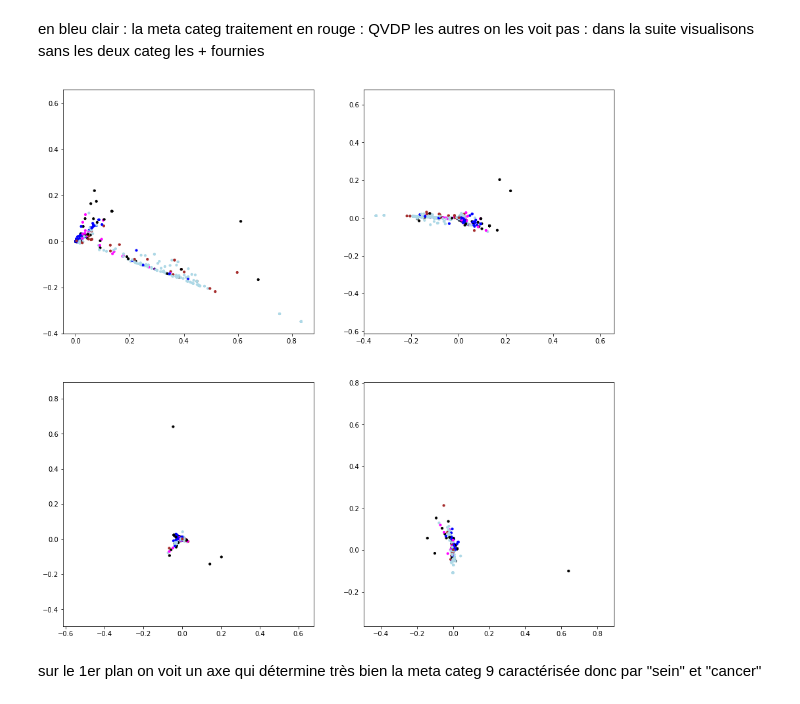
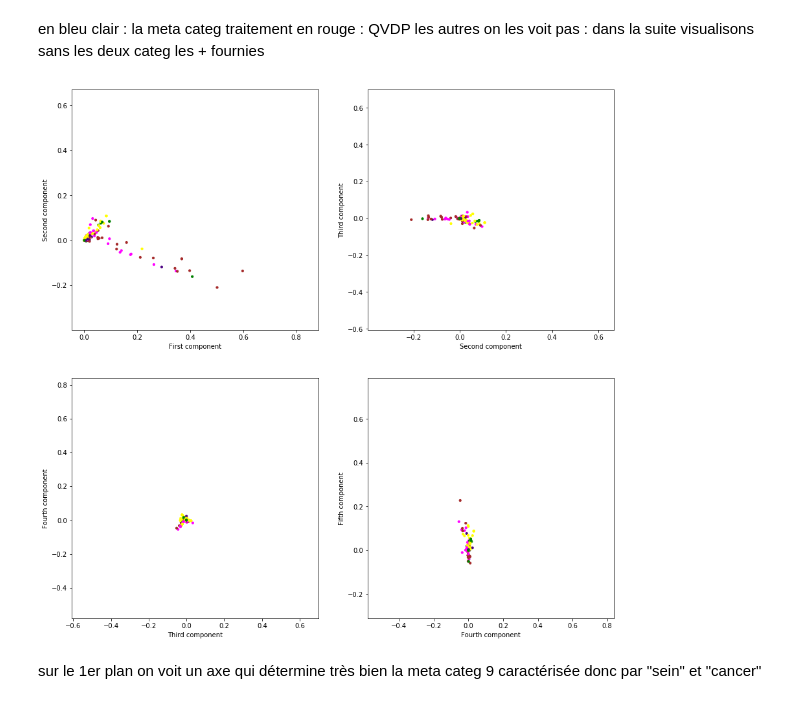
Before and after one commit to emmaboucheron/chatbot, a Jupyter notebook: MetaCat.ipynb, the cells around one changed output. Drawn from its saved outputs; the diff is of its cells as text; code cells hidden in the pictures.

```diff
--- a/MetaCat.ipynb
+++ b/MetaCat.ipynb
@@ -40,7 +40,7 @@ import matplotlib.pyplot as plt
 Définition du répertoir de travail, des noms des différents fichiers utilisés et des variables globales.
 # %%
 # Répertoire de travail
-DATA_DIR = "C:\Users\emma\Documents\ecole\insa\projet chabot\INSA_wefight_data_clean.csv"
+DATA_DIR = "/home/bouchero/Documents/projet/INSA_wefight_data_clean.csv"
 
 # Nom des fichiers
 training_reduit_path = DATA_DIR
@@ -98,7 +98,7 @@ import nltk # Nettoyage des données
 ## Depuis NLTK
 nltk_stopwords = nltk.corpus.stopwords.words('french')
 ## Depuis Un fichier externe.
-lucene_stopwords = [unicode(w, "utf-8") for w in open("C:\Users\emma\Documents\ecole\insa\projet chabot\lucene_stopwords.txt").read().split(",")] #En local
+lucene_stopwords = [unicode(w, "utf-8") for w in open("/home/bouchero/Documents/projet/lucene_stopwords.txt").read().split(",")] #En local
 
 ## Union des deux fichiers de stopwords
 stopwords = list(set(nltk_stopwords).union(set(lucene_stopwords)))
@@ -535,8 +517,8 @@ color_seq = [] #liste de couleurs
 for k in range(int(np.shape(meta_df['Question'])[0])):
     if meta[k] == 1.0 : color_seq.append("black")
     elif meta[k] == 2.0: color_seq.append("red")
-    elif meta[k] == 3.0: color_seq.append("green")
-    elif meta[k] == 4.0: color_seq.append("yellow")
+    elif meta[k] == 11.0: color_seq.append("green")
+    elif meta[k] == 10.0: color_seq.append("yellow")
     elif meta[k] == 5.0: color_seq.append("fuchsia")
     elif meta[k] == 6.0: color_seq.append("aqua")
     elif meta[k] == 7.0: color_seq.append("brown")
@@ -610,36 +607,41 @@ color_seq= [] #liste de couleurs
 
 #on associe à chaque individu une couleur en fonction de sa classe
 for k in range(int(np.shape(meta_df['Question'])[0])):
-    if meta[k] == 1.0 : color_seq.append("black")
+    if meta[k] == 1.0 : color_seq.append("None")
     elif meta[k] == 2.0: color_seq.append("None")
-    elif meta[k] == 3.0: color_seq.append("green")
-    elif meta[k] == 4.0: color_seq.append("yellow")
+    elif meta[k] == 11.0: color_seq.append("green")
+    elif meta[k] == 10.0: color_seq.append("yellow")
     elif meta[k] == 5.0: color_seq.append("fuchsia")
     elif meta[k] == 6.0: color_seq.append("None")
     elif meta[k] == 7.0: color_seq.append("brown")
     elif meta[k] == 8.0: color_seq.append("indigo")
-    elif meta[k] == 9.0: color_seq.append("lightblue")
-    else : color_seq.append("blue")
+    elif meta[k] == 9.0: color_seq.append("None")
+    else : color_seq.append("None")
 # %%
 fig = plt.figure(figsize=(15,15))
 # premier plan factoriel
 ax = fig.add_subplot(2,2,1)
 ax.scatter(C[:,0], C[:,1], s=10,c = color_seq)
-
+plt.xlabel("First component")
+plt.ylabel("Second component")
 # deuxieme plan factoriel
 ax = fig.add_subplot(2,2,2)
 ax.scatter(C[:,1], C[:,2], s=10,c = color_seq)
-
+plt.xlabel("Second component")
+plt.ylabel("Third component")
 # troisieme plan factoriel
 ax = fig.add_subplot(2, 2, 3)
 ax.scatter(C[:,2], C[:,3], s=10,c = color_seq)
-
+plt.xlabel("Third component")
+plt.ylabel("Fourth component")
 # quatrieme plan factoriel
 ax = fig.add_subplot(2, 2, 4)
 ax.scatter(C[:,3], C[:,4], s=10,c = color_seq)
+plt.xlabel("Fourth component")
+plt.ylabel("Fifth component")
 plt.show()
 # %% [output]
-[figure, old version]
+[figure, new version]
 # %% [markdown]
 sur le 1er plan on voit un axe qui détermine très bien la meta categ 9 caractérisée donc par "sein" et "cancer"
 # %% [markdown]
```
Also changed, not shown: parts of 23 cells of this notebook, 4 other files.
